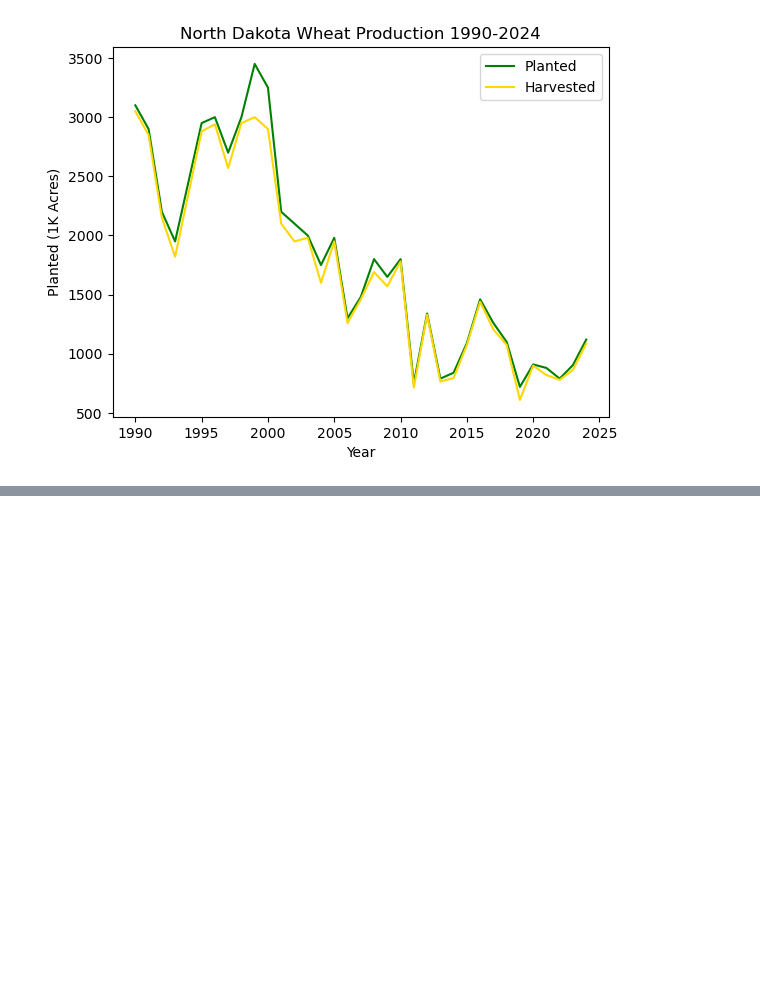
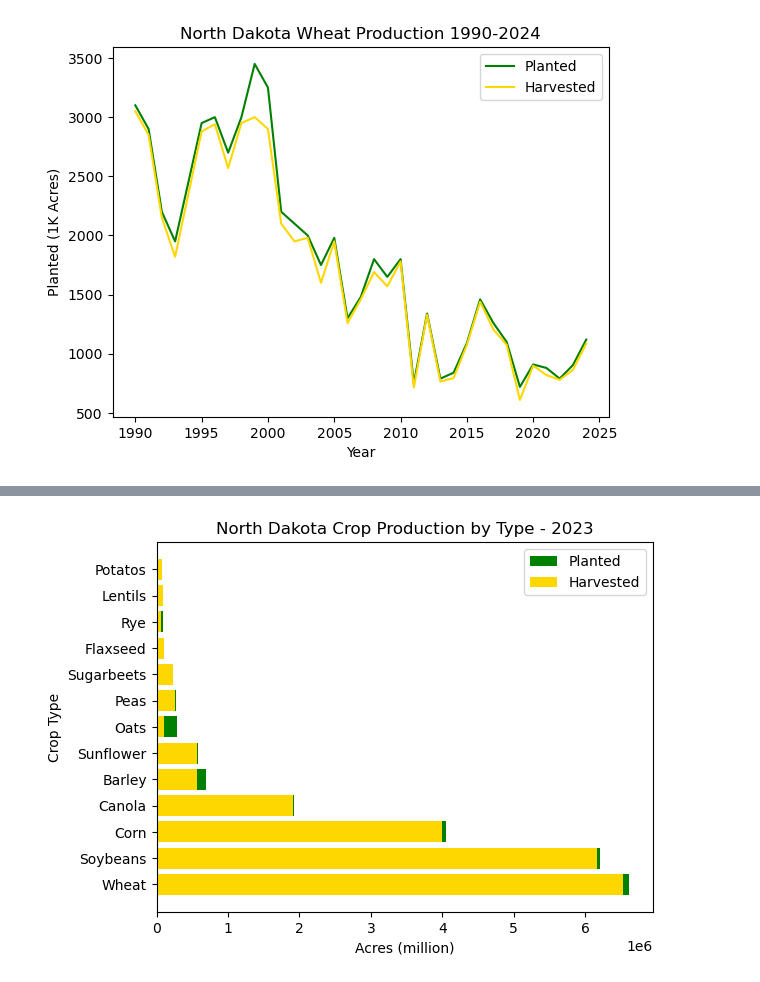
Before and after one commit to JarKanni/nd_wheat, a Jupyter notebook: nd_wheat.ipynb, the cells around one changed output, grey strips where cells are left out. Cells and saved outputs as stored; diff of their text form; code cells hidden in the pictures; blank space fills up the shorter version.

Commit message:
added ND_crops_2023.csv plus chart and canola info in report.md

```diff
--- a/nd_wheat.ipynb
+++ b/nd_wheat.ipynb
@@ -43,3 +37,8 @@ plt.savefig(fname='ND_wheat_graph.png', format='png')
 plt.show()
 # %% [output]
 [figure]
+# %%
+crops = pd.read_csv("C:/users/jarka/wondering/nd_wheat/ND_crop_2023.csv")
+
+print(crops)
+print(crops.columns)
@@ -45,0 +61,21 @@ plt.show()
+# %%
+crops_type = crops['Crop']
+planted2023 = crops['Planted']
+harvested2023 = crops['Harvested']
+price = crops['Price_usd']
+
+#plt.clf()
+plt.barh(crops_type, planted2023, color='green')
+plt.barh(crops_type, harvested2023, color='gold')
+
+
+plt.xlabel('Acres (million)')
+plt.ylabel('Crop Type')
+plt.title('North Dakota Crop Production by Type - 2023')
+
+plt.legend(['Planted','Harvested'])
+
+#plt.savefig(fname='ND_crop_graph.png', format='png')
+plt.show()
+# %% [output]
+[figure, added]
```
Also changed, not shown: parts of 2 cells of this notebook, 3 other files.
